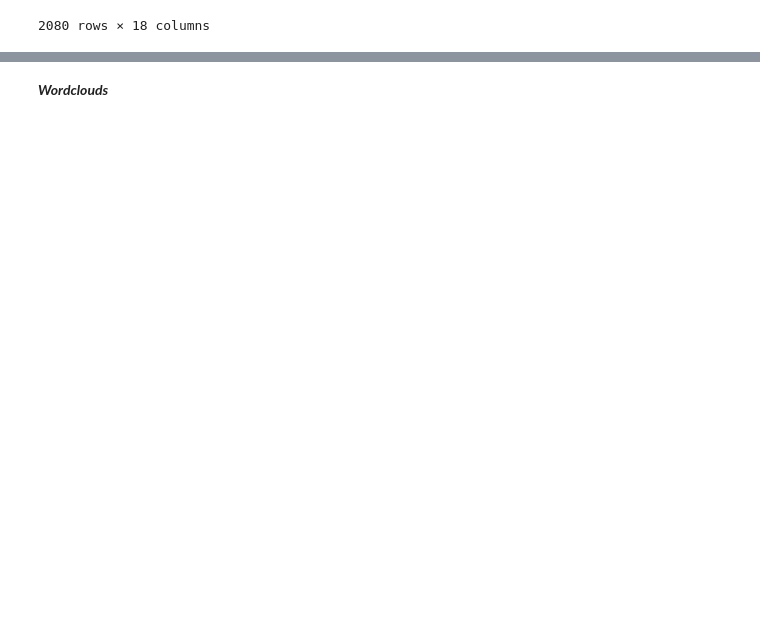
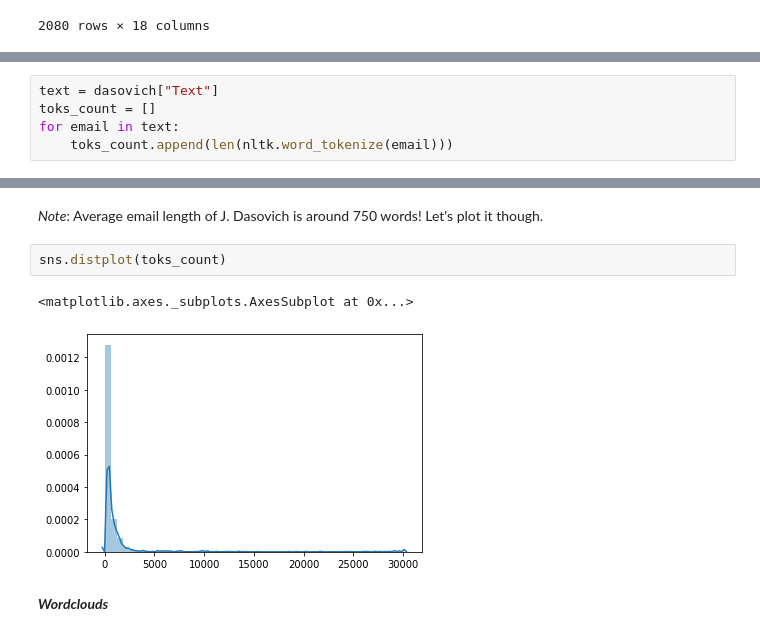
Before and after one commit to Data-Science-for-Linguists-2020/Smoking-Gun-Classification, a Jupyter notebook: Notebooks/Project_Report_4.ipynb, the cells around one changed output, grey strips where cells are left out. Saved outputs shown, nothing was run; the diff lists cells and outputs as text; blank space fills up the shorter version.

Commit message:
added email length dist

```diff
--- a/Notebooks/Project_Report_4.ipynb
+++ b/Notebooks/Project_Report_4.ipynb
@@ -279,0 +278,5 @@ dasovich
+# %%
+text = dasovich["Text"]
+toks_count = []
+for email in text:
+    toks_count.append(len(nltk.word_tokenize(email)))
@@ -280,2 +293,9 @@ dasovich
+# %% [markdown]
+*Note*: Average email length of J. Dasovich is around 750 words! Let's plot it though.
+# %%
+sns.distplot(toks_count)
+# %% [output]
+<matplotlib.axes._subplots.AxesSubplot at 0x...>
+[figure, added]
 # %% [markdown]
 ***Wordclouds***
```
Also changed, not shown: parts of 4 cells of this notebook.
